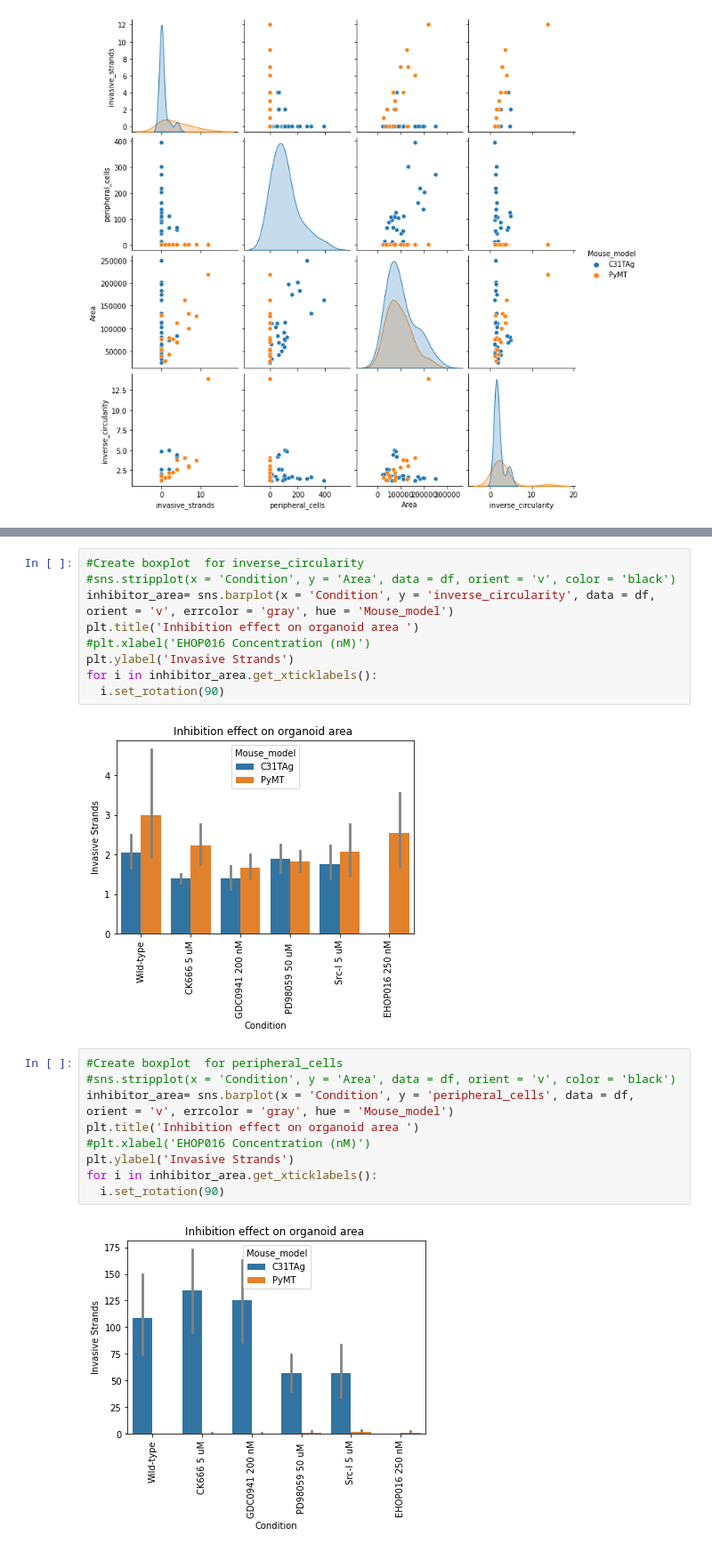
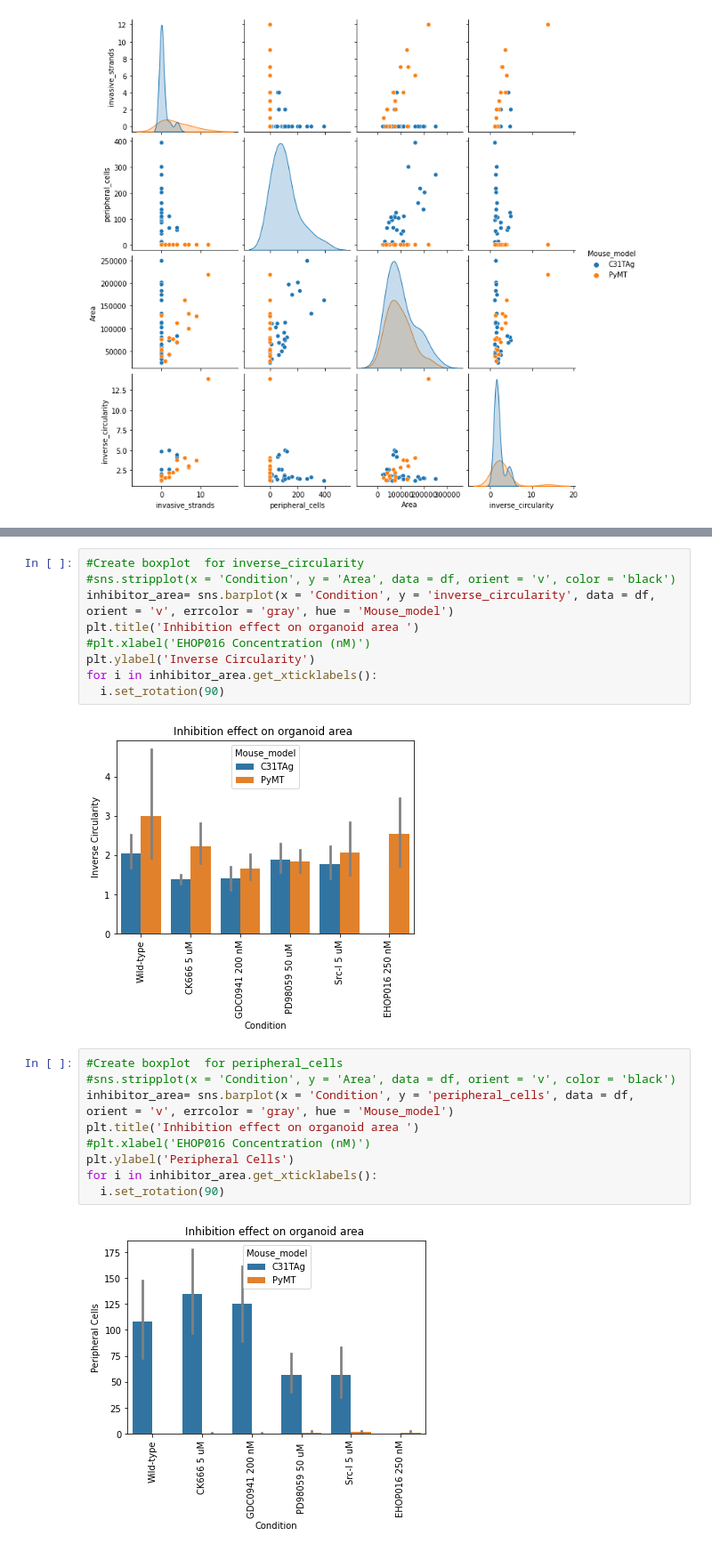
Before and after one commit to ryanhuizar/Invasion-Analysis, a Jupyter notebook: 10_2020_VariousInhibitors.ipynb, the cells around one changed output, grey strips where cells are left out. Shown at 89% size. Drawn from its saved outputs; the diff is of its cells as text.

```diff
--- a/10_2020_VariousInhibitors.ipynb
+++ b/10_2020_VariousInhibitors.ipynb
@@ -144,19 +144,19 @@ for i in inhibitor_area.get_xticklabels():
 inhibitor_area= sns.barplot(x = 'Condition', y = 'inverse_circularity', data = df, orient = 'v', errcolor = 'gray', hue = 'Mouse_model')
 plt.title('Inhibition effect on organoid area ')
 #plt.xlabel('EHOP016 Concentration (nM)')
-plt.ylabel('Invasive Strands')
+plt.ylabel('Inverse Circularity')
 for i in inhibitor_area.get_xticklabels():
   i.set_rotation(90)
 # %% [output]
-[figure, old version]
+[figure, new version]
 # %%
 #Create boxplot  for peripheral_cells
 #sns.stripplot(x = 'Condition', y = 'Area', data = df, orient = 'v', color = 'black')
 inhibitor_area= sns.barplot(x = 'Condition', y = 'peripheral_cells', data = df, orient = 'v', errcolor = 'gray', hue = 'Mouse_model')
 plt.title('Inhibition effect on organoid area ')
 #plt.xlabel('EHOP016 Concentration (nM)')
-plt.ylabel('Invasive Strands')
+plt.ylabel('Peripheral Cells')
 for i in inhibitor_area.get_xticklabels():
   i.set_rotation(90)
 # %% [output]
-[figure, old version]
+[figure, new version]
```
Also changed, not shown: parts of 3 cells of this notebook.
